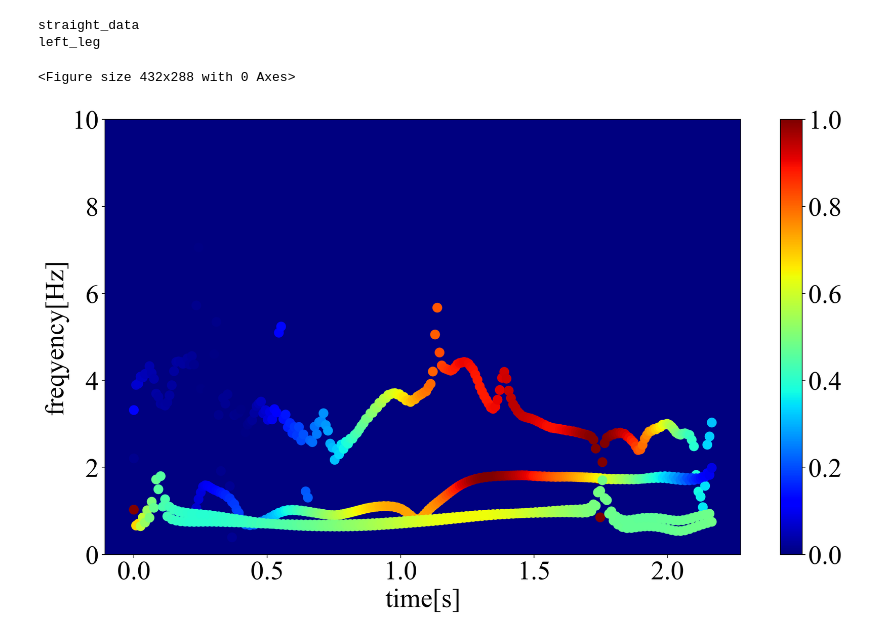
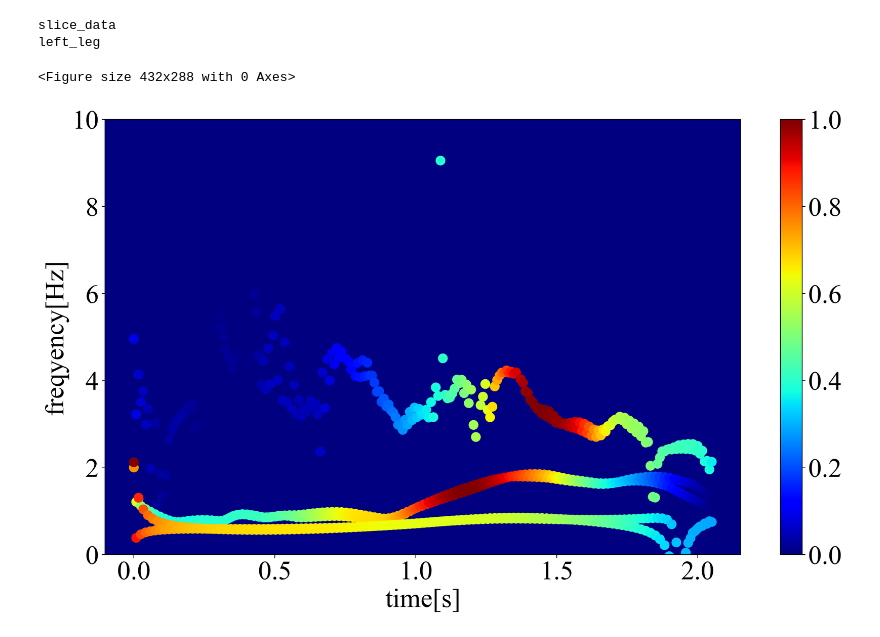
Before and after one commit to chudai8141/golf2, a Jupyter notebook: GolfMEMD/hht_calculation.ipynb, the cells around one changed output. Saved outputs shown, nothing was run; the diff lists cells and outputs as text; code cells hidden in the pictures.

```diff
--- a/GolfMEMD/hht_calculation.ipynb
+++ b/GolfMEMD/hht_calculation.ipynb
@@ -65,8 +65,8 @@ straight_data
 # first straight data
 # or
 # first slice data
-data_path = '../data/1111/straight_data/straight_1_Take_001.bvh'
-# data_path = '../data/1111/slice_data/slice_1_Take_001.bvh'
+# data_path = '../data/1111/straight_data/straight_1_Take_001.bvh'
+data_path = '../data/1111/slice_data/slice_1_Take_001.bvh'
 
 data, fs, text = bvh.bvhreader(data_path)
 data = bvh.errc(data, set_joint, set_joint+3)
@@ -135,8 +135,8 @@ first_freq_data = freq_mean.copy()
 first_amp_data = amp_norm.copy()
 # %%
 # secont straight data
-data_path = '../data/1111/straight_data/straight_2_Take_001.bvh'
-# data_path = '../data/1111/slice_data/slice_2_Take_001.bvh'
+# data_path = '../data/1111/straight_data/straight_2_Take_001.bvh'
+data_path = '../data/1111/slice_data/slice_2_Take_001.bvh'
 
 data, fs, text = bvh.bvhreader(data_path)
 data = bvh.errc(data, set_joint, set_joint+3)
@@ -205,8 +205,8 @@ second_freq_data = freq_mean.copy()
 second_amp_data = amp_norm.copy()
 # %%
 # third straight data
-data_path = '../data/1111/straight_data/straight_3_Take_001.bvh'
-# data_path = '../data/1111/slice_data/slice_3_Take_001.bvh'
+# data_path = '../data/1111/straight_data/straight_3_Take_001.bvh'
+data_path = '../data/1111/slice_data/slice_3_Take_001.bvh'
 
 data, fs, text = bvh.bvhreader(data_path)
 data = bvh.errc(data, set_joint, set_joint+3)
@@ -275,8 +275,8 @@ third_freq_data = freq_mean.copy()
 third_amp_data = amp_norm.copy()
 # %%
 # fourth straight data
-data_path = '../data/1111/straight_data/straight_4_Take_001.bvh'
-# data_path = '../data/1111/slice_data/slice_4_Take_001.bvh'
+# data_path = '../data/1111/straight_data/straight_4_Take_001.bvh'
+data_path = '../data/1111/slice_data/slice_4_Take_001.bvh'
 
 data, fs, text = bvh.bvhreader(data_path)
 data = bvh.errc(data, set_joint, set_joint+3)
@@ -387,25 +387,26 @@ print(spectrum_time.shape)
 # %%
 print(select_data)
 print(joint_name)
 # spectrogram plot
 plt.clf()
 plt.figure(dpi = 200, figsize=(16, 9))
 plt.rcParams['font.family'] = 'Times new Roman'
 plt.rcParams['font.size'] = 30
 for n in range(3, Nod):
     plt.scatter(spectrum_time[n, :], all_freq_data[n, :], s = 100, c=all_amp_data[n, :frame], cmap='jet')
 ax = plt.gca()
 ax.set_facecolor([0.0, 0.0, 0.5])
 plt.ylim(0, 10)
 plt.xlabel('time[s]')
 plt.ylabel('freqyency[Hz]')
 plt.colorbar()
-plt.clim(0,1)
+# plt.clim(0,1)
+# check 5 Rename the file after each plot
 file_name = joint_name + '_' + select_data + '_' + 'IMF4_IMF5_IMF6.png'
 plt.savefig(os.path.join(save_path, file_name))
 plt.show()
 # %% [output]
-straight_data
+slice_data
 left_leg
 <Figure size 432x288 with 0 Axes>
-[figure, old version]
+[figure, new version]
```
Also changed, not shown: parts of 7 cells of this notebook.
